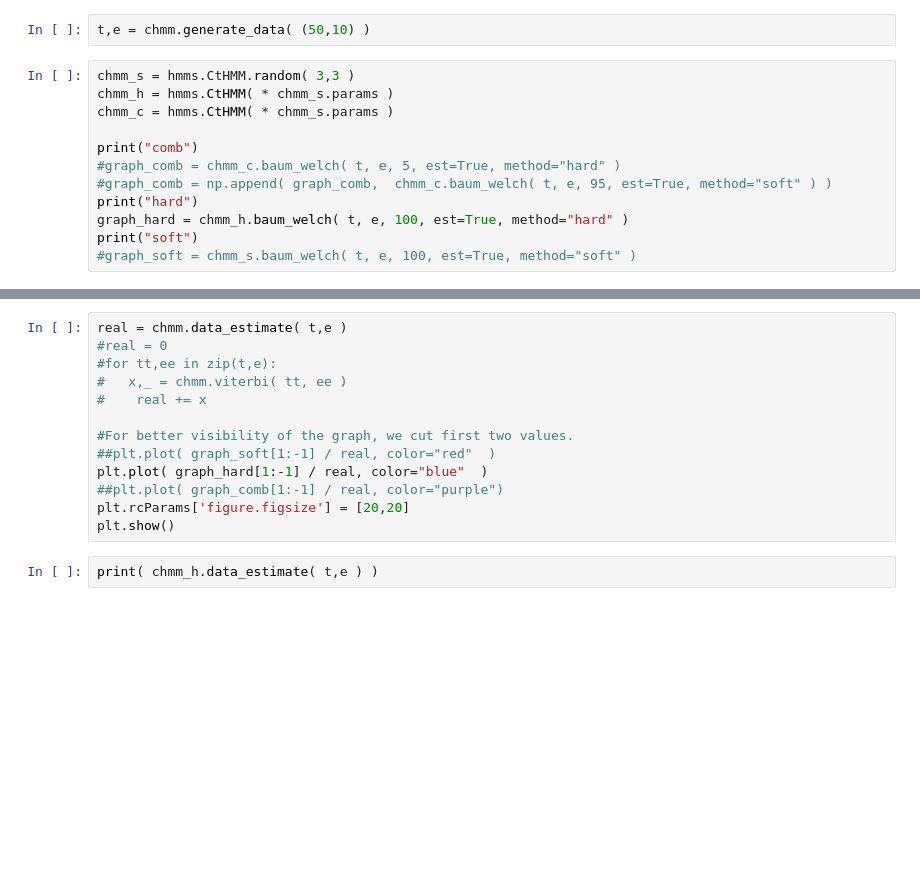
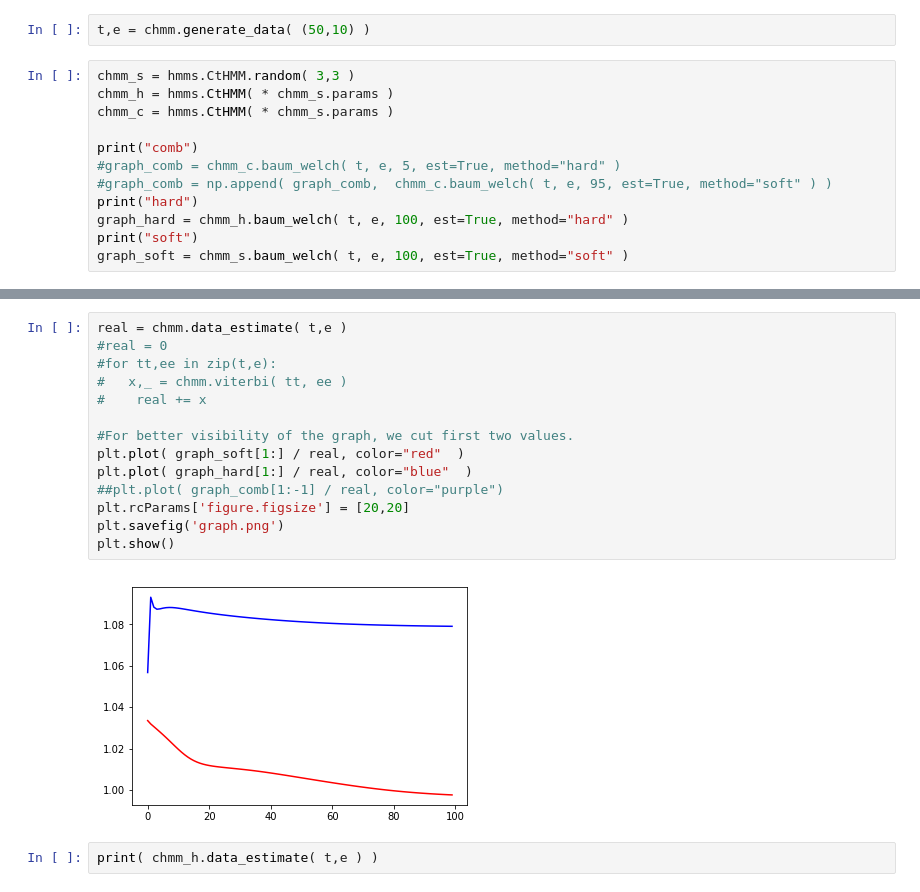
Before and after one commit to lopatovsky/HMMs, a Jupyter notebook: CT-HMM.ipynb, the cells around one changed output, grey strips where cells are left out. Cells and saved outputs as stored; diff of their text form; blank space fills up the shorter version.

```diff
--- a/CT-HMM.ipynb
+++ b/CT-HMM.ipynb
@@ -791,4 +791,4 @@ print("comb")
 print("hard")
 graph_hard = chmm_h.baum_welch( t, e, 100, est=True, method="hard" )
 print("soft")
-#graph_soft = chmm_s.baum_welch( t, e, 100, est=True, method="soft" )
+graph_soft = chmm_s.baum_welch( t, e, 100, est=True, method="soft" )
@@ -795,16 +813,19 @@ print("soft")
 # %%
 real = chmm.data_estimate( t,e )
 #real = 0
 #for tt,ee in zip(t,e):
 #   x,_ = chmm.viterbi( tt, ee )
 #    real += x
 
 #For better visibility of the graph, we cut first two values.
-##plt.plot( graph_soft[1:-1] / real, color="red"  )
-plt.plot( graph_hard[1:-1] / real, color="blue"  )
+plt.plot( graph_soft[1:] / real, color="red"  )
+plt.plot( graph_hard[1:] / real, color="blue"  )
 ##plt.plot( graph_comb[1:-1] / real, color="purple")
 plt.rcParams['figure.figsize'] = [20,20]
+plt.savefig('graph.png')
 plt.show()
+# %% [output]
+[figure, added]
 # %%
 print( chmm_h.data_estimate( t,e ) )
 # %%
```
Also changed, not shown: parts of 3 cells of this notebook, 2 other files.
